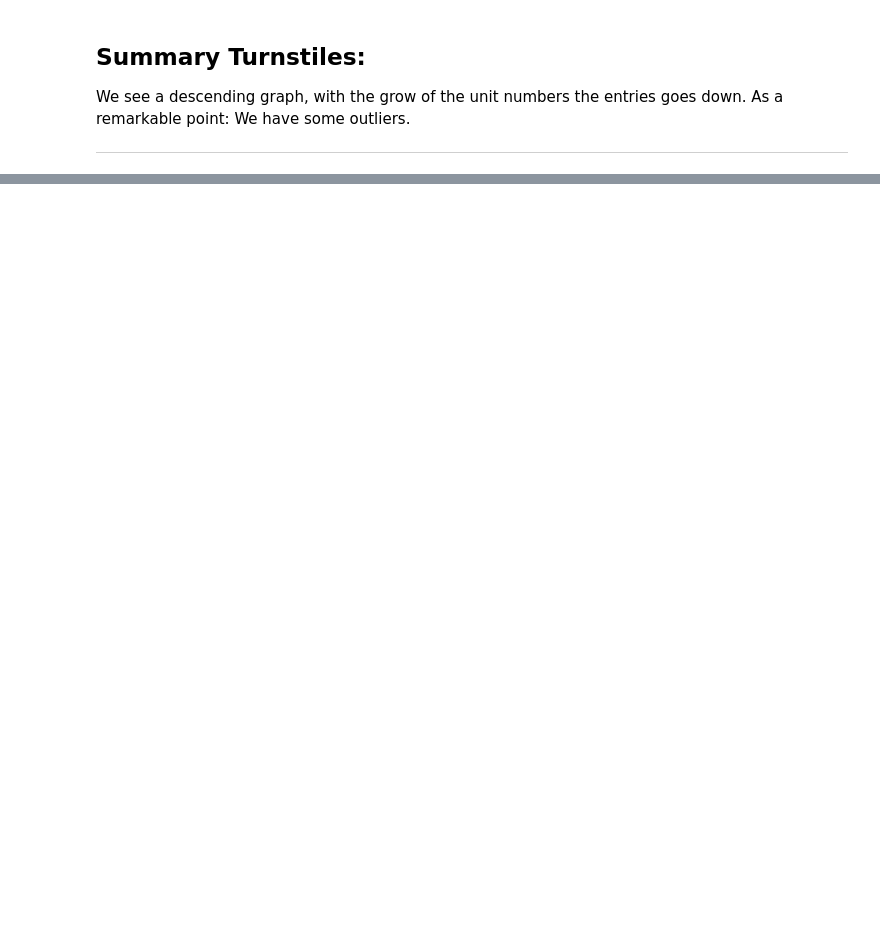
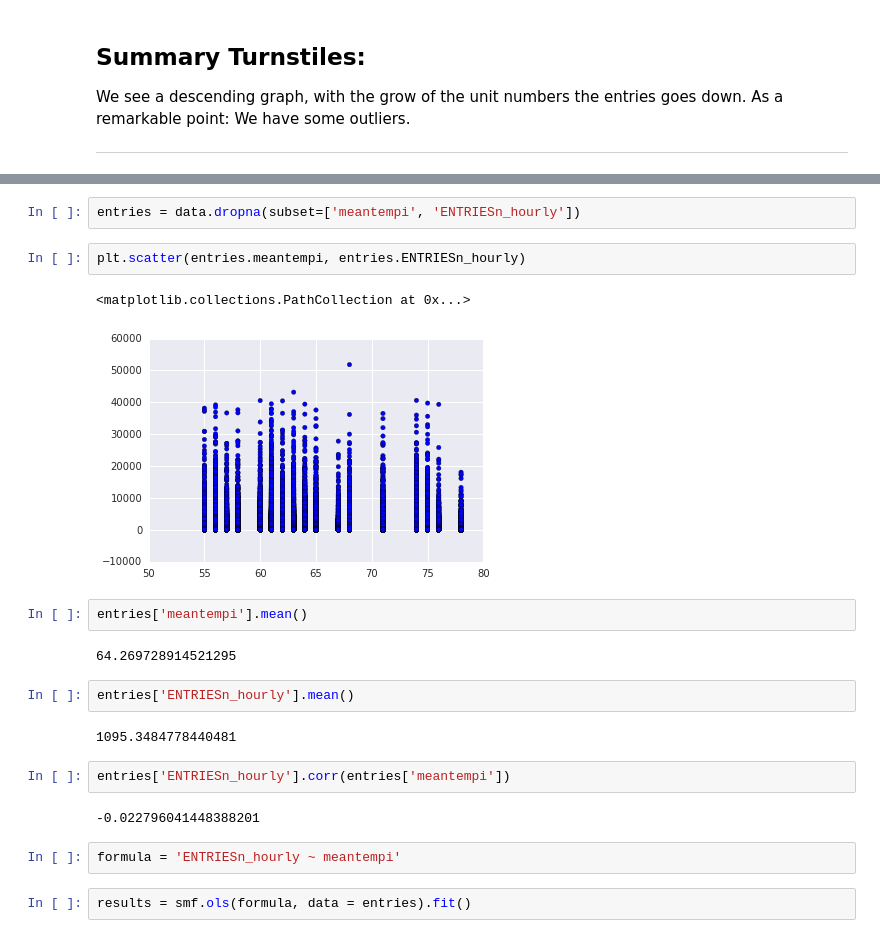
Before and after one commit to Frankri/notebooks, a Jupyter notebook: final_project_restart_A.ipynb, the cells around one changed output, grey strips where cells are left out. Saved outputs shown, nothing was run; the diff lists cells and outputs as text; blank space fills up the shorter version.

```diff
--- a/final_project_restart_A.ipynb
+++ b/final_project_restart_A.ipynb
@@ -277,0 +291,23 @@ Sy - standard deviation of y
+# %%
+entries = data.dropna(subset=['meantempi', 'ENTRIESn_hourly'])
+# %%
+plt.scatter(entries.meantempi, entries.ENTRIESn_hourly)
+# %% [output]
+<matplotlib.collections.PathCollection at 0x...>
+[figure, added]
+# %%
+entries['meantempi'].mean()
+# %% [output]
+64.269728914521295
+# %%
+entries['ENTRIESn_hourly'].mean()
+# %% [output]
+1095.3484778440481
+# %%
+entries['ENTRIESn_hourly'].corr(entries['meantempi'])
+# %% [output]
+-0.022796041448388201
+# %%
+formula = 'ENTRIESn_hourly ~ meantempi'
+# %%
+results = smf.ols(formula, data = entries).fit()
```
Also changed, not shown: parts of 57 cells of this notebook.
